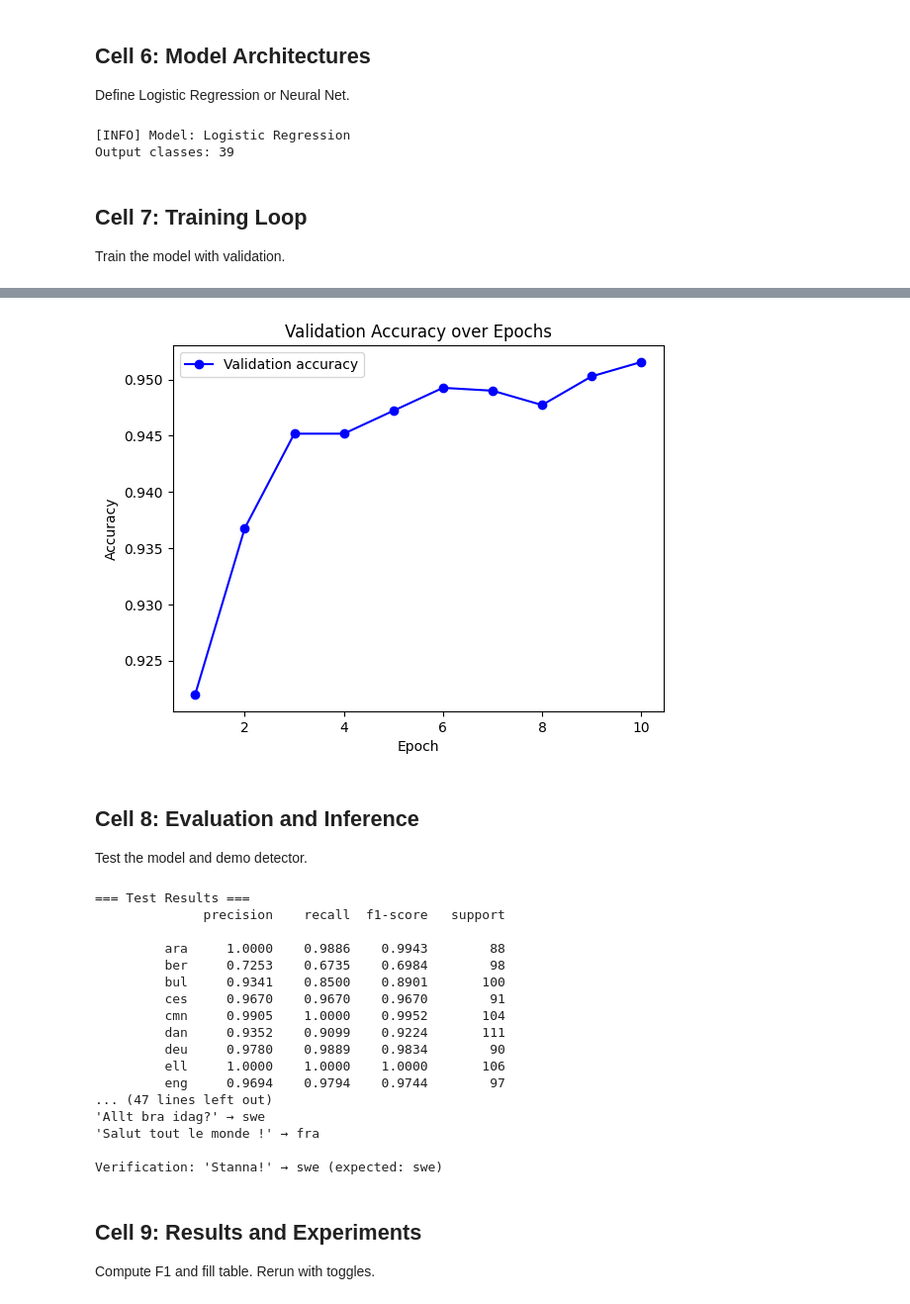
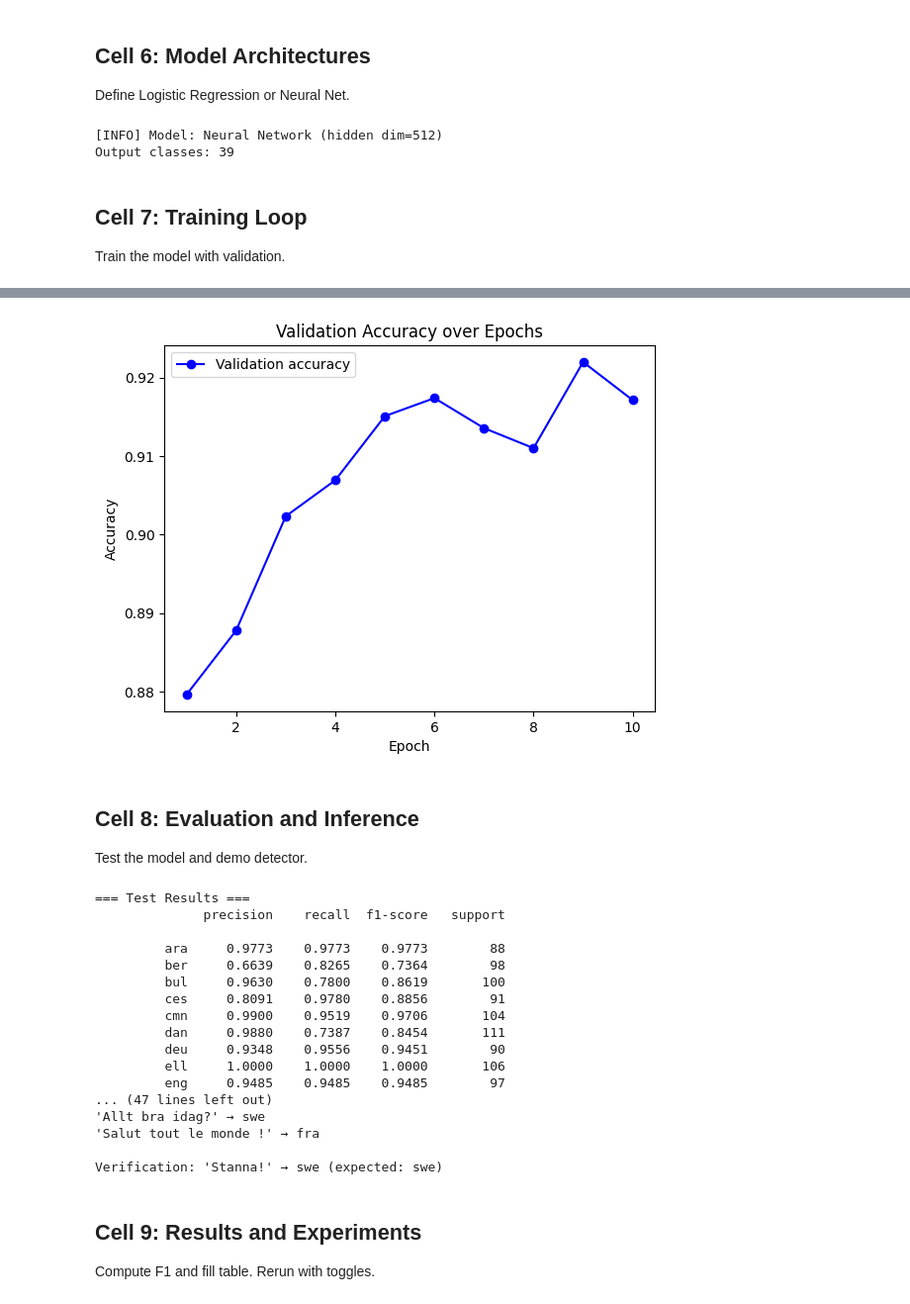
Before and after one commit to perujuice/Artificial-intelligence-for-data-science-, a Jupyter notebook: Lab4/lab_4.ipynb, the cells around one changed output, grey strips where cells are left out. Shown: that part at 99% size. Drawn from its saved outputs; the diff is of its cells as text; code cells hidden in the pictures.

Commit message:
Completed all tasks

```diff
--- a/Lab4/lab_4.ipynb
+++ b/Lab4/lab_4.ipynb
@@ -96,8 +96,8 @@ Define hyperparameters and create language-to-index mappings.
 # Settings
 SMALL_DATASET_PATH = 'small_dataset'  # Already resolved above
 
-REL_FREQ = True  # TODO: Experiment: Set to False for Boolean encoding (presence only)
-HIDDEN_LAYER = False  # TODO: Experiment: Set to True for Neural Network with hidden layer
+REL_FREQ = False  # TODO: Experiment: Set to False for Boolean encoding (presence only)
+HIDDEN_LAYER = True  # TODO: Experiment: Set to True for Neural Network with hidden layer
 HIDDEN_DIM = 512  # Hidden layer size (only used if HIDDEN_LAYER=True)
 EPOCHS = 10
 BATCH_SIZE = 32
@@ -256,21 +256,3 @@ print("Values at nonzero (multihot_freq):", freq_char[torch.nonzero(freq_char)].
 Test rel_freqs (chars): {25: 0.16666666666666666, 234: 0.5, 310: 0.3333333333333333}
 Nonzero indices (multihot): [25, 234, 310]
 Values at nonzero (multihot_freq): [[0.1666666716337204], [0.5], [0.3333333432674408]]
-# %%
-# Multihot vectors (Boolean version)
-# TODO: Student Task - Implement multihot: Create torch vector of size 'max' with 1.0 at dict keys, else 0.0.
-# Args: idx_freq (dict, but ignore values), max (int).
-# Return: torch.zeros(max) with feat_vector[idx] = 1.0 for idx in keys.
-def multihot(idx_freq, max_size):
-    feat_vector = torch.zeros(max_size)
-    #  Task 6=================================== TODO: Your code here
-    for idx in idx_freq.keys():
-        print(idx)
-        for i in range(len(feat_vector)):
-            if idx == i:
-                feat_vector[i] = 1
-    return feat_vector
-
-mhot_char = multihot(freqs_banana[0], MAX_CHARS)
-
-print(mhot_char)
@@ -351,12 +315,14 @@ Define Logistic Regression or Neural Net.
 if HIDDEN_LAYER:
     model = nn.Sequential(
         #  Task 8 ====================TODO: Your code here
-
+        nn.Linear(input_dim , HIDDEN_DIM),
+        nn.ReLU(),
+        nn.Linear(HIDDEN_DIM, len(langs))
     )
 else:
     model = nn.Sequential(
         #  Task 9====================TODO: Your code here
-
+        nn.Linear(input_dim, len(langs))
     )
 
 print(f"[INFO] Model: {'Neural Network (hidden dim=' + str(HIDDEN_DIM) + ')' if HIDDEN_LAYER else 'Logistic Regression'}")
@@ -370,7 +336,7 @@ optimizer = torch.optim.NAdam(model.parameters(), lr=0.01)
 dataset = TensorDataset(X_train, y_train)
 dataloader = DataLoader(dataset, batch_size=BATCH_SIZE, shuffle=True)
 # %% [output]
-[INFO] Model: Logistic Regression
+[INFO] Model: Neural Network (hidden dim=512)
 Output classes: 39
 # %% [markdown]
 ## Cell 7: Training Loop
@@ -407,7 +373,12 @@ for epoch in tqdm(range(EPOCHS), desc="Training"):
     model.eval()
     #your code
 
-
+    with torch.no_grad():
+        y_val_pred = model(X_val)
+        loss_val = loss_fn(y_val_pred, y_val)
+        _, predicted_val = torch.max(y_val_pred.data, 1)
+        correct_val = (predicted_val == y_val).sum().item()
+        acc_val = correct_val / len(y_val)
 
     loss_train_history.append(avg_loss_train)
     acc_train_history.append(acc_train)
@@ -434,4 +405,4 @@ Epoch 10: Train Acc: 0.9908, Val Acc: 0.9516
-[figure, old version]
+[figure, new version]
 # %% [markdown]
 ## Cell 8: Evaluation and Inference
 Test the model and demo detector.
@@ -472,15 +443,15 @@ print(f"\nVerification: 'Stanna!' → {pred_example} (expected: swe)")
 === Test Results ===
               precision    recall  f1-score   support
 
-         ara     1.0000    0.9886    0.9943        88
-         ber     0.7253    0.6735    0.6984        98
-         bul     0.9341    0.8500    0.8901       100
-         ces     0.9670    0.9670    0.9670        91
-         cmn     0.9905    1.0000    0.9952       104
-         dan     0.9352    0.9099    0.9224       111
-         deu     0.9780    0.9889    0.9834        90
+         ara     0.9773    0.9773    0.9773        88
+         ber     0.6639    0.8265    0.7364        98
+         bul     0.9630    0.7800    0.8619       100
+         ces     0.8091    0.9780    0.8856        91
+         cmn     0.9900    0.9519    0.9706       104
+         dan     0.9880    0.7387    0.8454       111
+         deu     0.9348    0.9556    0.9451        90
          ell     1.0000    1.0000    1.0000       106
-         eng     0.9694    0.9794    0.9744        97
+         eng     0.9485    0.9485    0.9485        97
 ... (47 lines left out)
 'Allt bra idag?' → swe
 'Salut tout le monde !' → fra
```
Also changed, not shown: parts of 4 cells of this notebook.
